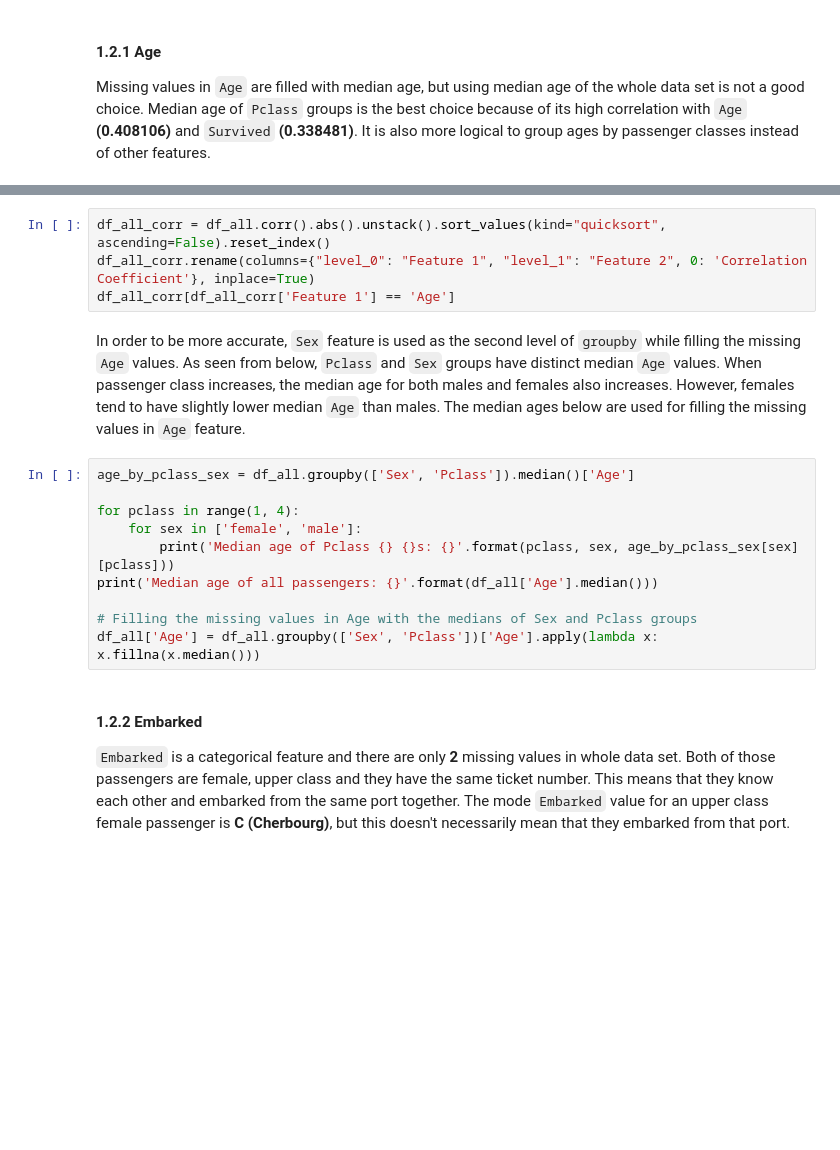
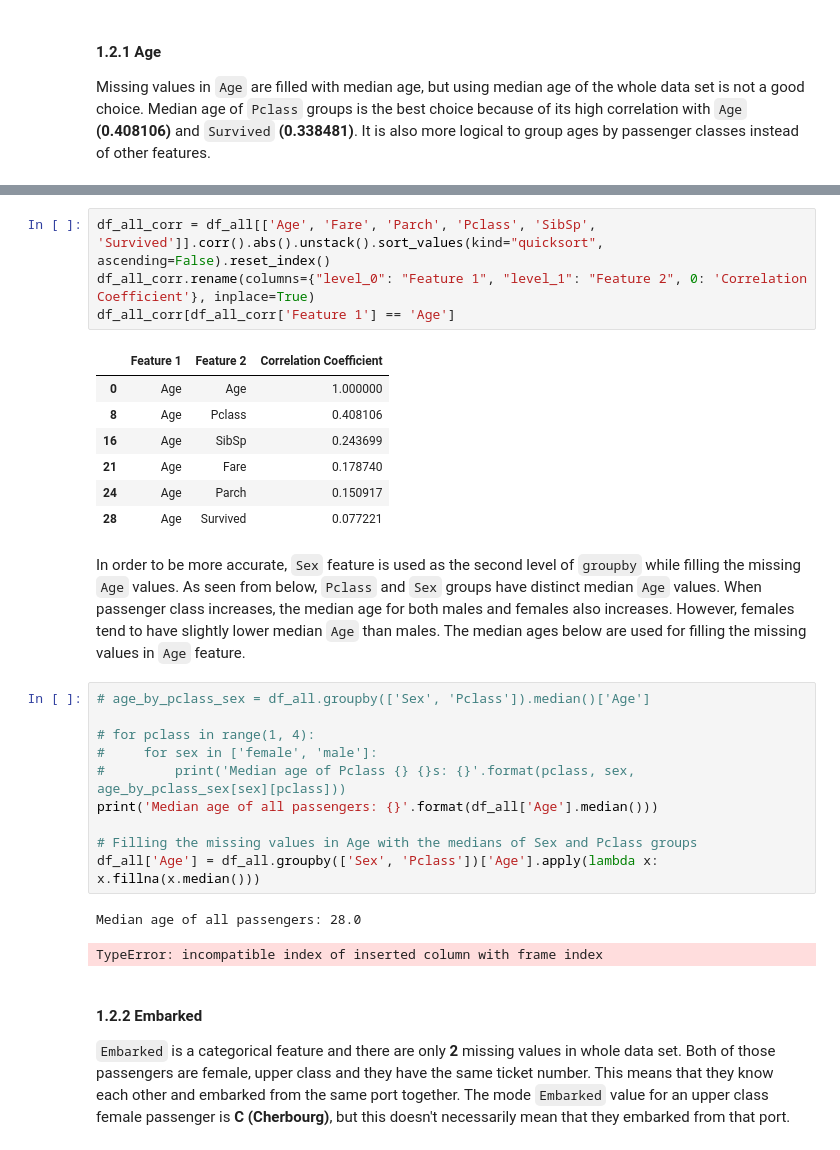
Before and after one commit to OneRaise5385/Titanic, a Jupyter notebook: Titanic/notebook/reference2.ipynb, the cells around one changed output, grey strips where cells are left out. Saved outputs shown, nothing was run; the diff lists cells and outputs as text; blank space fills up the shorter version.

```diff
--- a/Titanic/notebook/reference2.ipynb
+++ b/Titanic/notebook/reference2.ipynb
@@ -105,19 +204,30 @@ Missing values in `Age` are filled with median age, but using median age of the
 # %%
-df_all_corr = df_all.corr().abs().unstack().sort_values(kind="quicksort", ascending=False).reset_index()
+df_all_corr = df_all[['Age', 'Fare', 'Parch', 'Pclass', 'SibSp', 'Survived']].corr().abs().unstack().sort_values(kind="quicksort", ascending=False).reset_index()
 df_all_corr.rename(columns={"level_0": "Feature 1", "level_1": "Feature 2", 0: 'Correlation Coefficient'}, inplace=True)
 df_all_corr[df_all_corr['Feature 1'] == 'Age']
+# %% [output]
+|  | Feature 1 | Feature 2 | Correlation Coefficient |
+| 0 | Age | Age | 1.000000 |
+| 8 | Age | Pclass | 0.408106 |
+| 16 | Age | SibSp | 0.243699 |
+| 21 | Age | Fare | 0.178740 |
+| 24 | Age | Parch | 0.150917 |
+| 28 | Age | Survived | 0.077221 |
 # %% [markdown]
 In order to be more accurate, `Sex` feature is used as the second level of `groupby` while filling the missing `Age` values. As seen from below, `Pclass` and `Sex` groups have distinct median `Age` values. When passenger class increases, the median age for both males and females also increases. However, females tend to have slightly lower median `Age` than males. The median ages below are used for filling the missing values in `Age` feature.
 # %%
-age_by_pclass_sex = df_all.groupby(['Sex', 'Pclass']).median()['Age']
+# age_by_pclass_sex = df_all.groupby(['Sex', 'Pclass']).median()['Age']
 
-for pclass in range(1, 4):
-    for sex in ['female', 'male']:
-        print('Median age of Pclass {} {}s: {}'.format(pclass, sex, age_by_pclass_sex[sex][pclass]))
+# for pclass in range(1, 4):
+#     for sex in ['female', 'male']:
+#         print('Median age of Pclass {} {}s: {}'.format(pclass, sex, age_by_pclass_sex[sex][pclass]))
 print('Median age of all passengers: {}'.format(df_all['Age'].median()))
 
 # Filling the missing values in Age with the medians of Sex and Pclass groups
 df_all['Age'] = df_all.groupby(['Sex', 'Pclass'])['Age'].apply(lambda x: x.fillna(x.median()))
+# %% [output]
+Median age of all passengers: 28.0
+TypeError: incompatible index of inserted column with frame index
 # %% [markdown]
 #### **1.2.2 Embarked**
 `Embarked` is a categorical feature and there are only **2** missing values in whole data set. Both of those passengers are female, upper class and they have the same ticket number. This means that they know each other and embarked from the same port together. The mode `Embarked` value for an upper class female passenger is **C (Cherbourg)**, but this doesn't necessarily mean that they embarked from that port.
```
Also changed, not shown: parts of 13 cells of this notebook, 11 other files.
